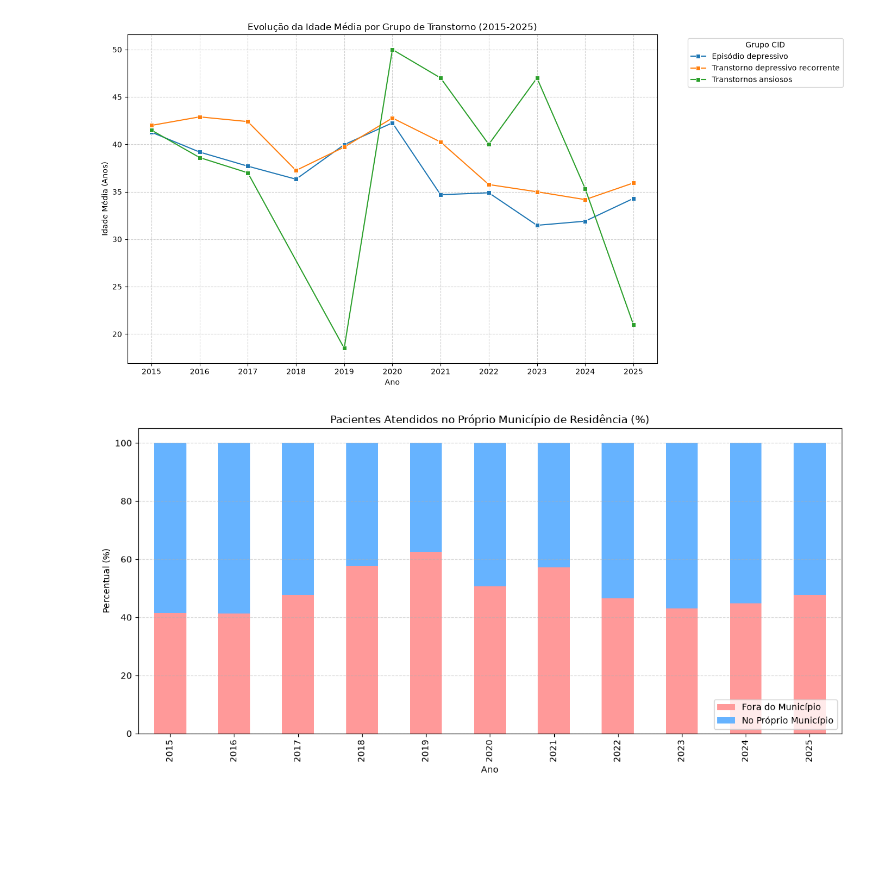
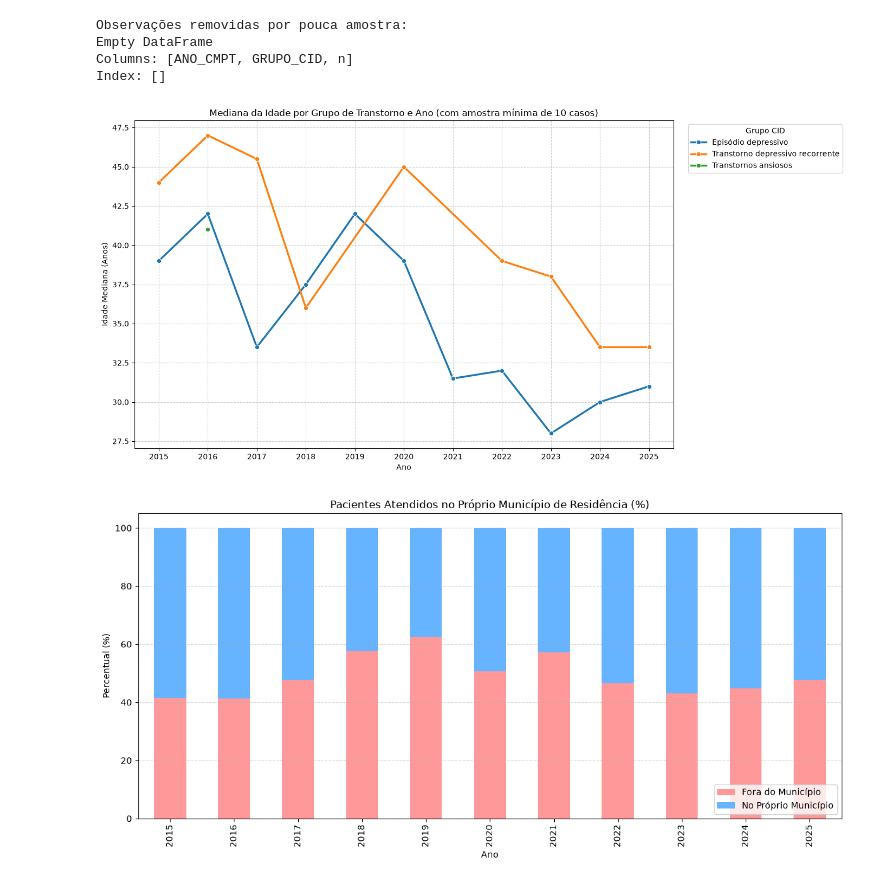
Before and after one commit to yKobA-tech/data-analysis-ICD, a Jupyter notebook: testando_dados.ipynb, the cells around one changed output. Drawn from its saved outputs; the diff is of its cells as text; code cells hidden in the pictures; blank space fills up the shorter version.

```diff
--- a/testando_dados.ipynb
+++ b/testando_dados.ipynb
@@ -122,20 +205,42 @@ except Exception as e:
+# %%
+df_completo['IDADE'] = pd.to_numeric(df_completo['IDADE'], errors='coerce')
+
+df_idade_limpo = df_completo.dropna(subset=['IDADE'])
+
+perfil_etario = df_idade_limpo[df_idade_limpo['GRUPO_CID'] != 'Outros'].groupby(['ANO_CMPT', 'GRUPO_CID'])['IDADE'].mean().reset_index()
 # %%
 df_completo['IDADE'] = pd.to_numeric(df_completo['IDADE'], errors='coerce')
 
 df_idade_limpo = df_completo.dropna(subset=['IDADE'])
 
-perfil_etario = df_idade_limpo[df_idade_limpo['GRUPO_CID'] != 'Outros'].groupby(['ANO_CMPT', 'GRUPO_CID'])['IDADE'].mean().reset_index()
+perfil_etario = (
+    df_idade_limpo[df_idade_limpo['GRUPO_CID'] != 'Outros']
+    .groupby(['ANO_CMPT', 'GRUPO_CID'])['IDADE']
+    .agg(['count', 'median', 'mean'])
+    .reset_index()
+    .rename(columns={'count': 'n', 'median': 'idade_mediana', 'mean': 'idade_media'})
+)
+
+# Mantém apenas séries com amostra razoável para evitar interpretação baseada em poucos casos
+perfil_etario = perfil_etario[perfil_etario['n'] >= 10]
+
+print('Observações removidas por pouca amostra:')
+print(perfil_etario[perfil_etario['n'] < 10][['ANO_CMPT', 'GRUPO_CID', 'n']].to_string(index=False))
 
 plt.figure(figsize=(14, 7))
-sns.lineplot(x='ANO_CMPT', y='IDADE', hue='GRUPO_CID', data=perfil_etario, marker='s')
+sns.lineplot(data=perfil_etario, x='ANO_CMPT', y='idade_mediana', hue='GRUPO_CID', marker='o', linewidth=2.5)
 
-plt.title('Evolução da Idade Média por Grupo de Transtorno (2015-2025)')
+plt.title('Mediana da Idade por Grupo de Transtorno e Ano (com amostra mínima de 10 casos)')
 plt.xlabel('Ano')
-plt.ylabel('Idade Média (Anos)')
-plt.legend(title='Grupo CID', bbox_to_anchor=(1.05, 1), loc='upper left')
+plt.ylabel('Idade Mediana (Anos)')
+plt.legend(title='Grupo CID', bbox_to_anchor=(1.02, 1), loc='upper left')
 plt.grid(True, linestyle='--', alpha=0.6)
 plt.xticks(perfil_etario['ANO_CMPT'].unique())
 plt.tight_layout()
 plt.show()
 # %% [output]
+Observações removidas por pouca amostra:
+Empty DataFrame
+Columns: [ANO_CMPT, GRUPO_CID, n]
+Index: []
-[figure, old version]
+[figure, new version]
```
Also changed, not shown: parts of 13 cells of this notebook, 5 other files.
